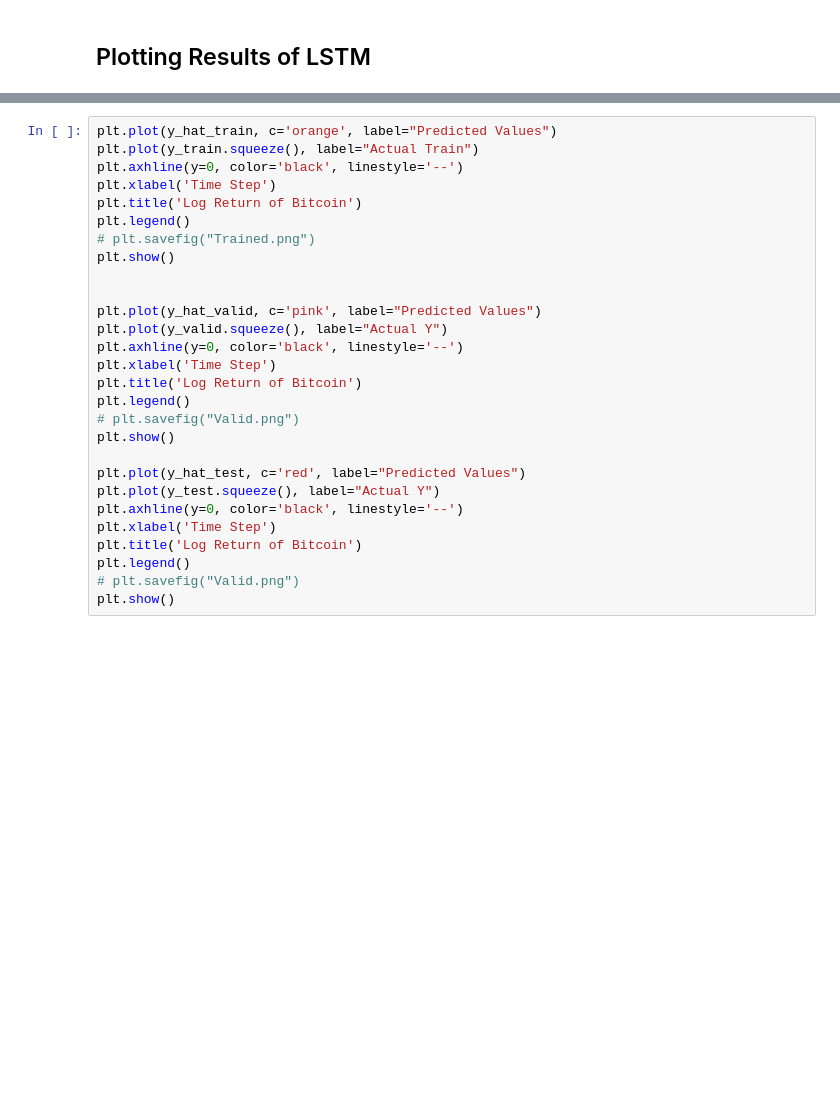
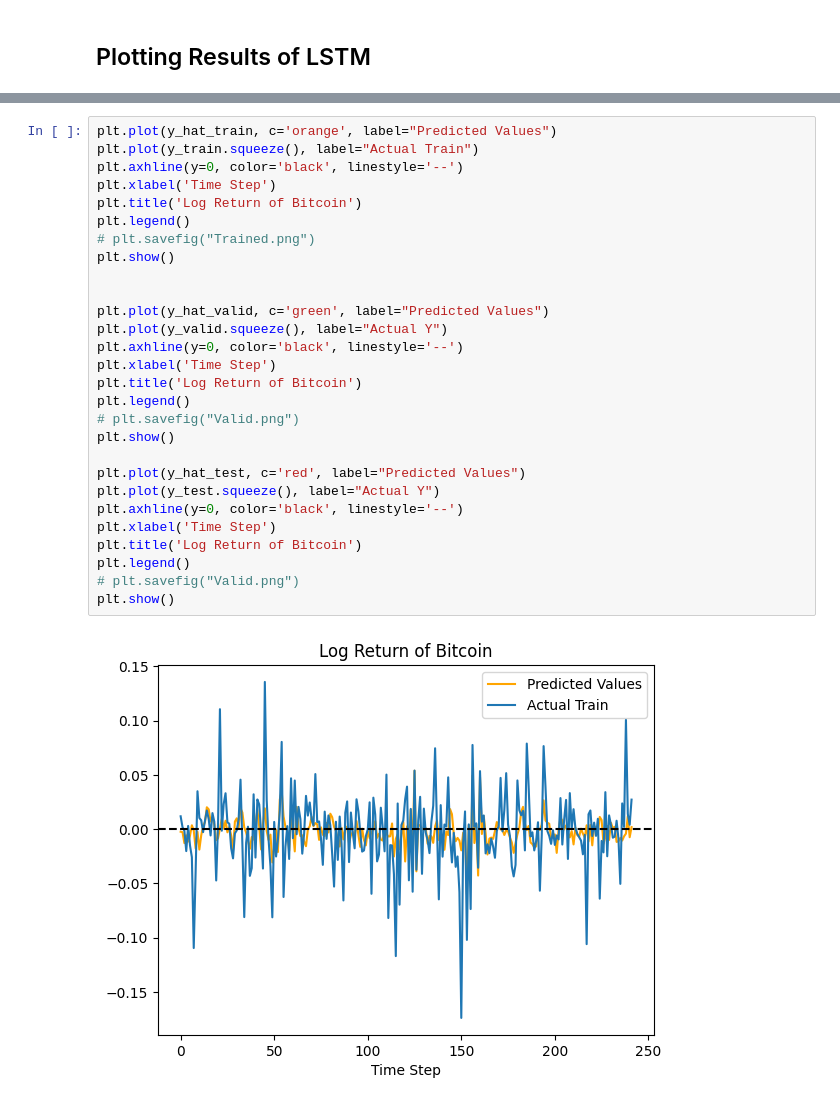
Before and after one commit to cferggie/Predicting-Bitcoin-Returns-with-Long-Short-Term-Memory-LSTM-Neural-Networks, a Jupyter notebook: LSTM for Bitcoin.ipynb, the cells around one changed output, grey strips where cells are left out. Drawn from its saved outputs; the diff is of its cells as text; blank space fills up the shorter version.

```diff
--- a/LSTM for Bitcoin.ipynb
+++ b/LSTM for Bitcoin.ipynb
@@ -275,28 +271,30 @@ train RMSE 0.0357, validation RMSE 0.0187, test RMSE 0.0330
 # %%
 plt.plot(y_hat_train, c='orange', label="Predicted Values")
 plt.plot(y_train.squeeze(), label="Actual Train")
 plt.axhline(y=0, color='black', linestyle='--')
 plt.xlabel('Time Step')
 plt.title('Log Return of Bitcoin')
 plt.legend()
 # plt.savefig("Trained.png")
 plt.show()
 
 
-plt.plot(y_hat_valid, c='pink', label="Predicted Values")
+plt.plot(y_hat_valid, c='green', label="Predicted Values")
 plt.plot(y_valid.squeeze(), label="Actual Y")
 plt.axhline(y=0, color='black', linestyle='--')
 plt.xlabel('Time Step')
 plt.title('Log Return of Bitcoin')
 plt.legend()
 # plt.savefig("Valid.png")
 plt.show()
 
 plt.plot(y_hat_test, c='red', label="Predicted Values")
 plt.plot(y_test.squeeze(), label="Actual Y")
 plt.axhline(y=0, color='black', linestyle='--')
 plt.xlabel('Time Step')
 plt.title('Log Return of Bitcoin')
 plt.legend()
 # plt.savefig("Valid.png")
 plt.show()
+# %% [output]
+[figure, added]
```
Also changed, not shown: parts of 5 cells of this notebook.
